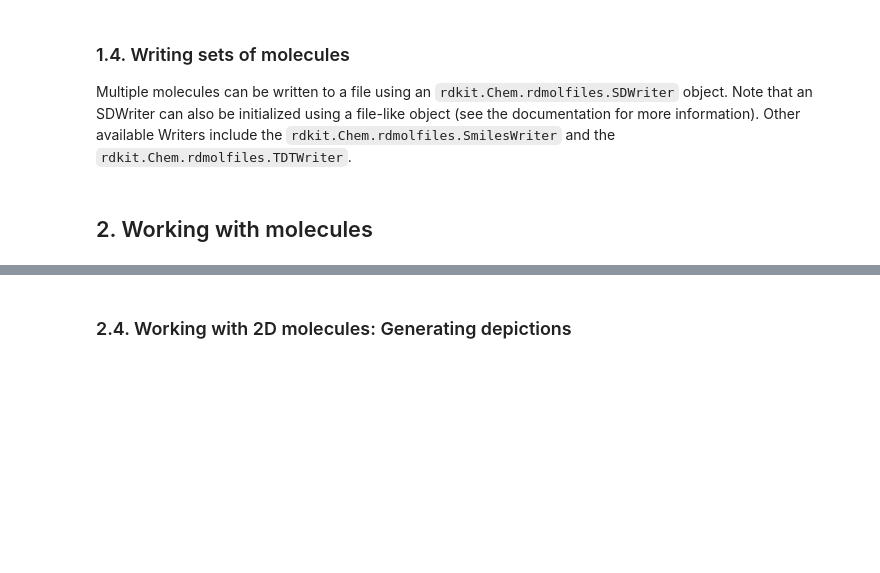
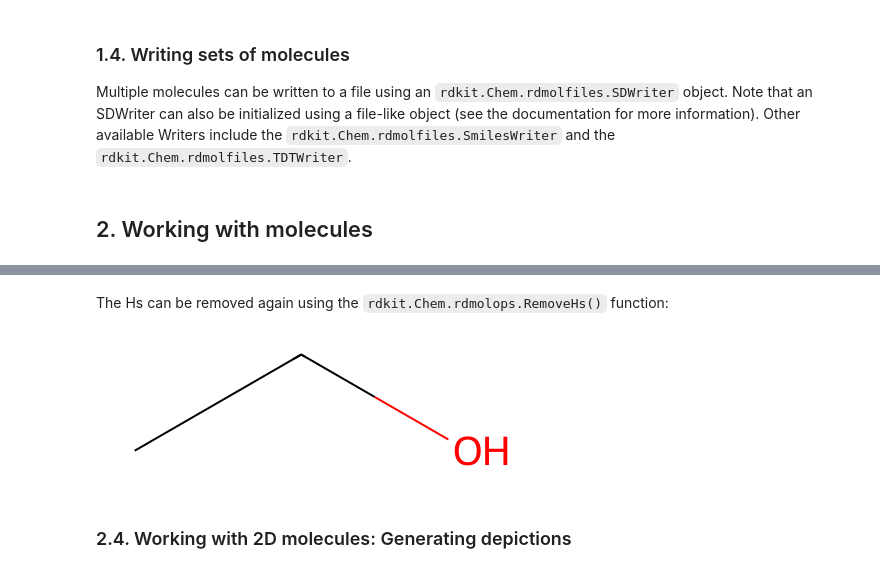
Before and after one commit to wehs7661/demos_hub, a Jupyter notebook: notebooks/RDKit.ipynb, the cells around one changed output, grey strips where cells are left out. Cells and saved outputs as stored; diff of their text form; code cells hidden in the pictures; blank space fills up the shorter version.

```diff
--- a/RDKit.ipynb
+++ b/notebooks/RDKit.ipynb
@@ -297,3 +426,11 @@ with Chem.SDWriter('data/foo.sdf') as w:
+# %% [markdown]
+The Hs can be removed again using the `rdkit.Chem.rdmolops.RemoveHs()` function:
+# %%
+m3 = Chem.RemoveHs(m2)
+m3.GetNumAtoms()
+m3
+# %% [output]
+[figure, added]
 # %% [markdown]
 ### 2.4. Working with 2D molecules: Generating depictions
 # %% [markdown]
```
Also changed, not shown: parts of 63 cells of this notebook.
